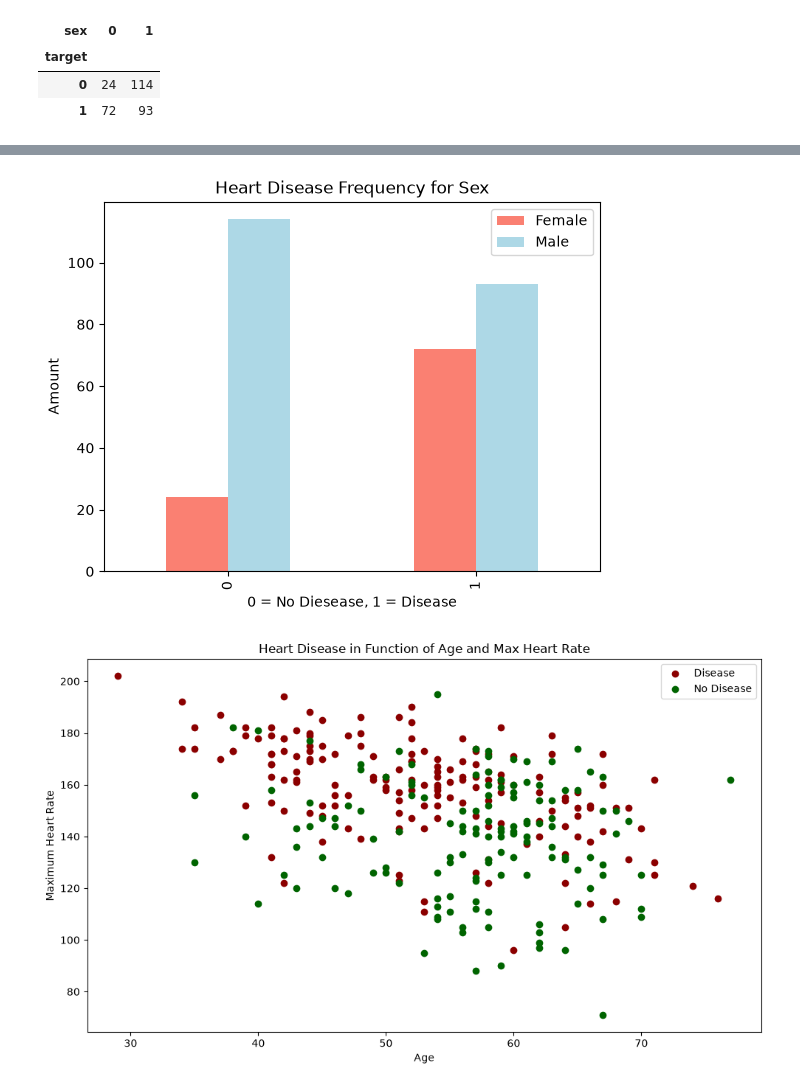
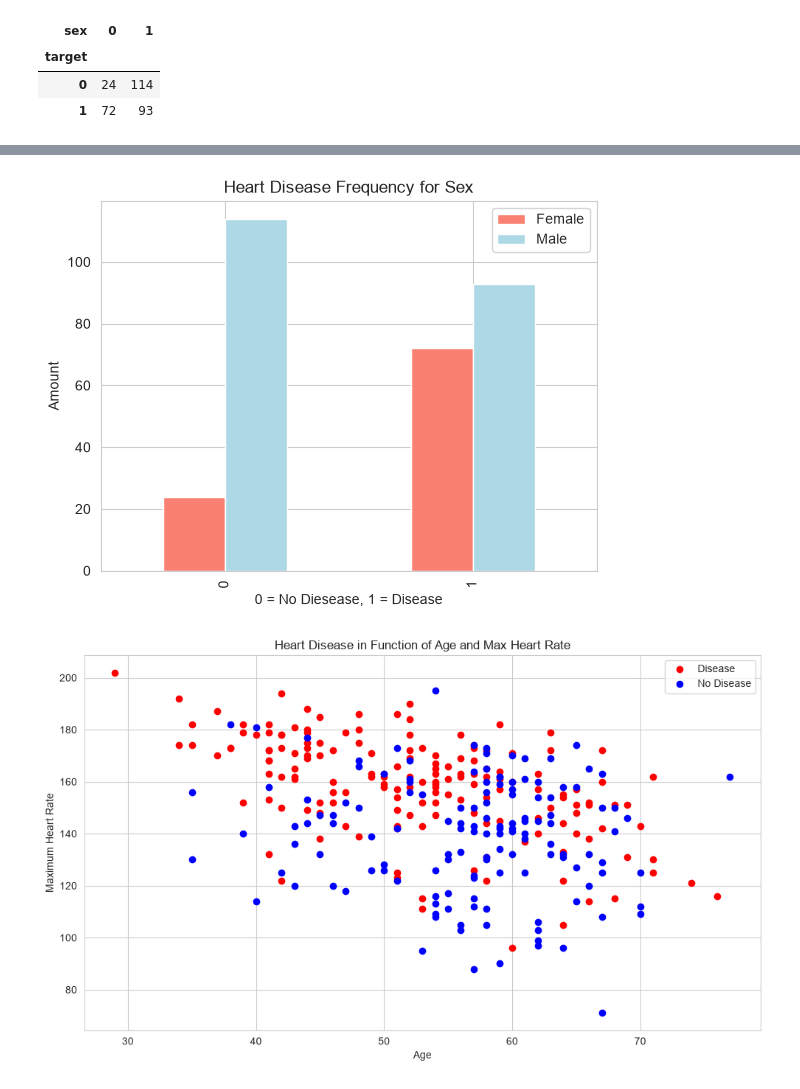
Before and after one commit to azharaul/ds-ml-learning-journey, a Jupyter notebook: projects/project-1-heart-disease-prediction/notebooks/end-to-end-heart-disease-classification.ipynb, the cells around one changed output, grey strips where cells are left out. Saved outputs shown, nothing was run; the diff lists cells and outputs as text; code cells hidden in the pictures.

```diff
--- a/projects/project-1-heart-disease-prediction/notebooks/end-to-end-heart-disease-classification.ipynb
+++ b/projects/project-1-heart-disease-prediction/notebooks/end-to-end-heart-disease-classification.ipynb
@@ -68,6 +56,8 @@ from sklearn.model_selection import RandomizedSearchCV, GridSearchCV
 from sklearn.metrics import confusion_matrix, classification_report
 from sklearn.metrics import precision_score, recall_score, f1_score
 from sklearn.metrics import RocCurveDisplay
+
+sns.set_style('whitegrid')
 # %% [markdown]
 ## Load Data
 # %%
@@ -202,20 +214,20 @@ plt.xlabel('0 = No Diesease, 1 = Disease')
 plt.ylabel('Amount')
 plt.legend(['Female', 'Male']);
 # %% [output]
-[figure, old version]
+[figure, new version]
 # %%
 # age vs maximum heart rate
 plt.figure(figsize=(10, 6))
-plt.scatter(df.age[df.target==1], df.thalach[df.target==1], color='darkred')
-plt.scatter(df.age[df.target==0], df.thalach[df.target==0], color='darkgreen')
+plt.scatter(df.age[df.target==1], df.thalach[df.target==1], color='red')
+plt.scatter(df.age[df.target==0], df.thalach[df.target==0], color='blue')
 plt.title('Heart Disease in Function of Age and Max Heart Rate')
 plt.xlabel('Age')
 plt.ylabel('Maximum Heart Rate')
 plt.legend(['Disease', 'No Disease'])
 plt.tight_layout()
 plt.show()
 # %% [output]
-[figure, old version]
+[figure, new version]
 # %%
 # check the distribution of the age column with a histogram
 df.age.plot.hist();
```
Also changed, not shown: parts of 17 cells of this notebook.
